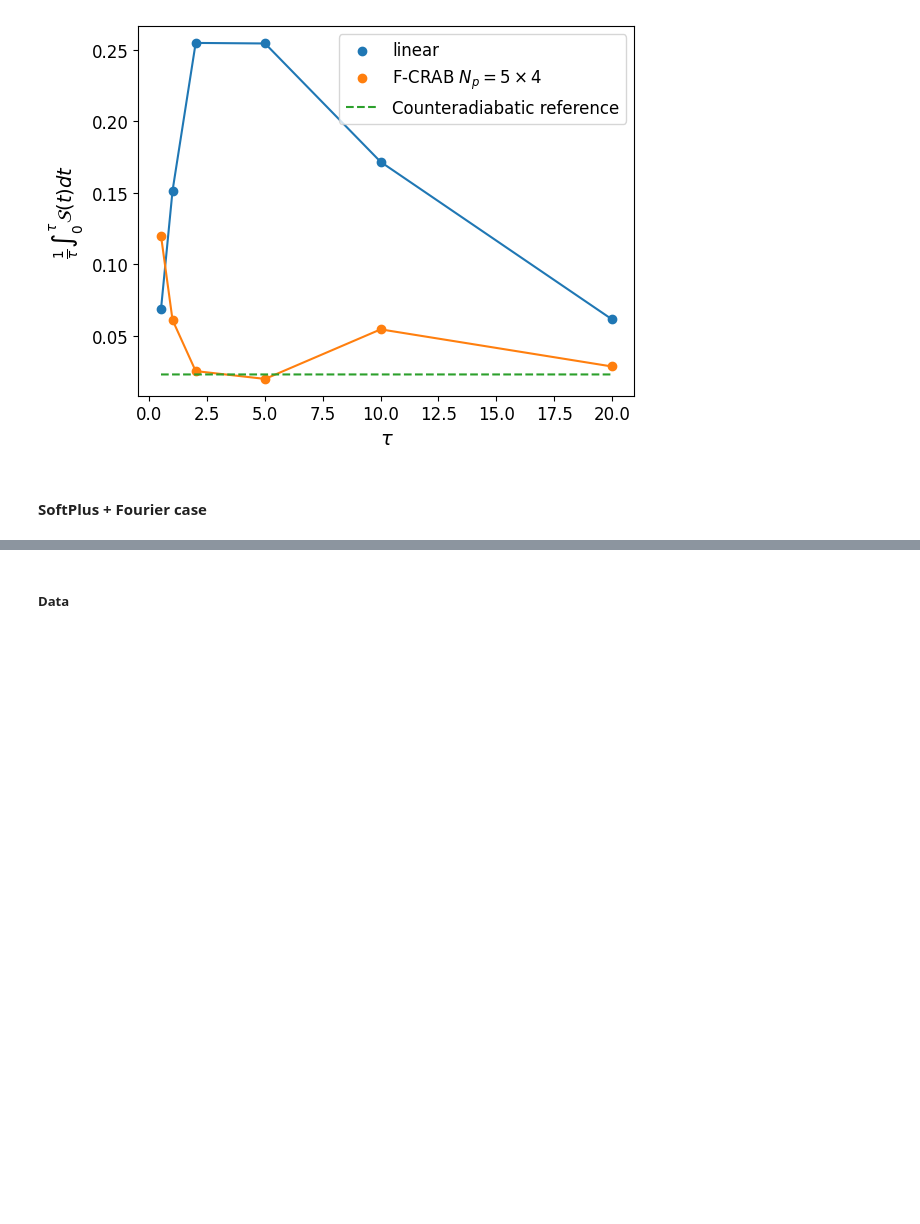
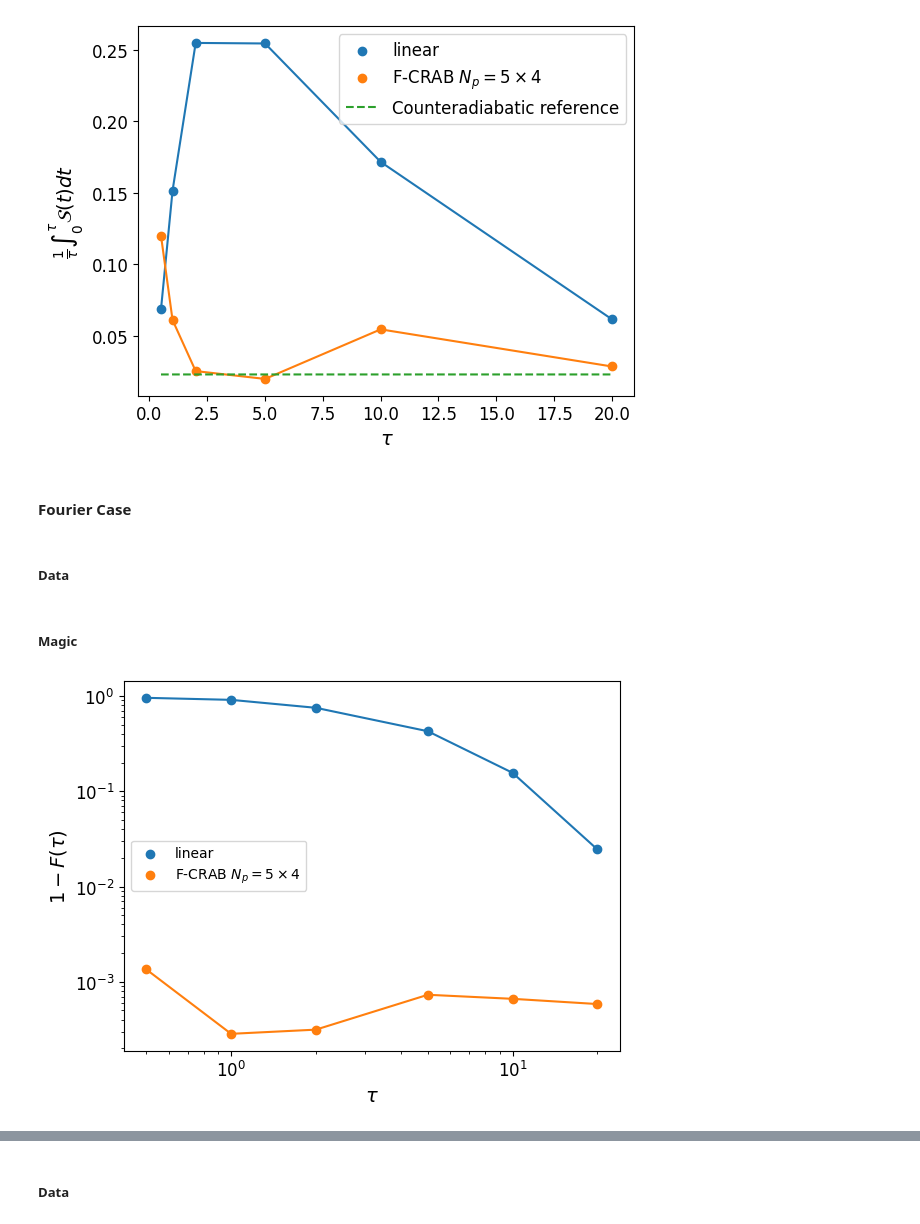
Before and after one commit to emacosta95/Magic4Annealing, a Jupyter notebook: Results.ipynb, the cells around one changed output, grey strips where cells are left out. Drawn from its saved outputs; the diff is of its cells as text; code cells hidden in the pictures; blank space fills up the shorter version.

```diff
--- a/Results.ipynb
+++ b/Results.ipynb
@@ -175,5 +175,7 @@ plt.legend(fontsize=12)
 plt.show()
 # %% [output]
 [figure]
-# %% [markdown]
-#### SoftPlus + Fourier case
+# %% [markdown]
+#### Fourier Case
+# %% [markdown]
+##### Data
@@ -179,0 +231,24 @@ plt.show()
+# %% [markdown]
+##### Magic
+# %%
+plt.plot(
+    taus,
+    1 - np.asarray(fidelities_lin),
+)
+plt.scatter(taus, 1 - np.asarray(fidelities_lin), label="linear", color="C0")
+plt.plot(
+    taus,
+    1 - np.asarray(fidelities_opt),
+)
+plt.scatter(
+    taus, 1 - np.asarray(fidelities_opt), label=r"F-CRAB $N_p=5 \times 4$", color="C1"
+)
+plt.xlabel(r"$\tau$", fontsize=14)
+plt.ylabel(r"$1-F(\tau)$", fontsize=14)
+plt.xscale("log")
+plt.yscale("log")
+plt.tick_params(labelsize=12)
+plt.legend()
+plt.show()
+# %% [output]
+[figure, added]
```
Also changed, not shown: parts of 14 cells of this notebook, 4 other files.
